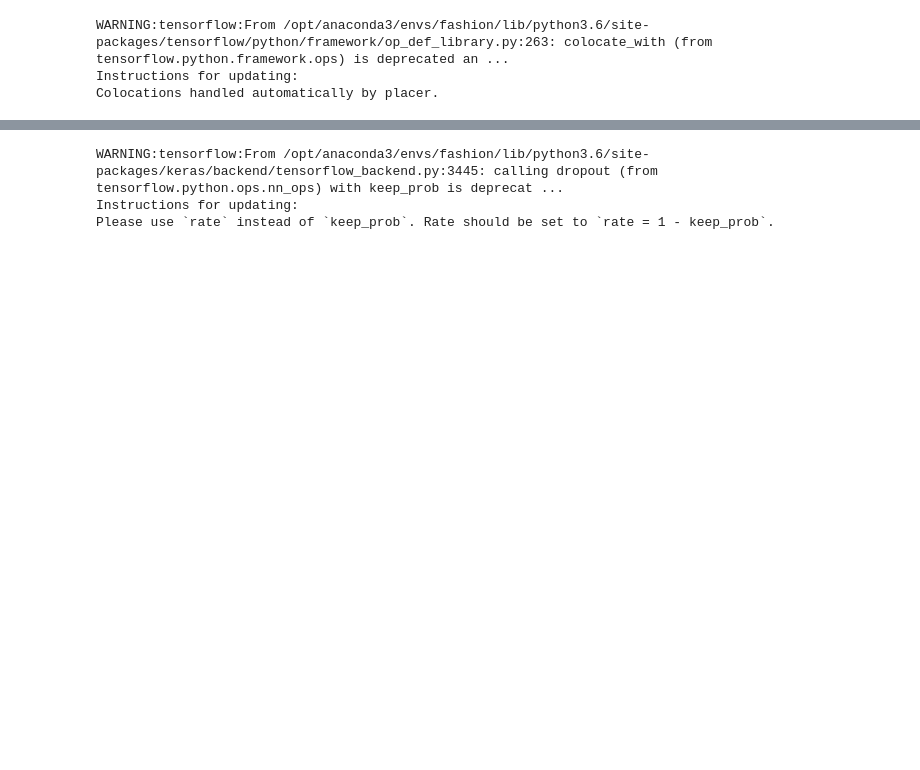
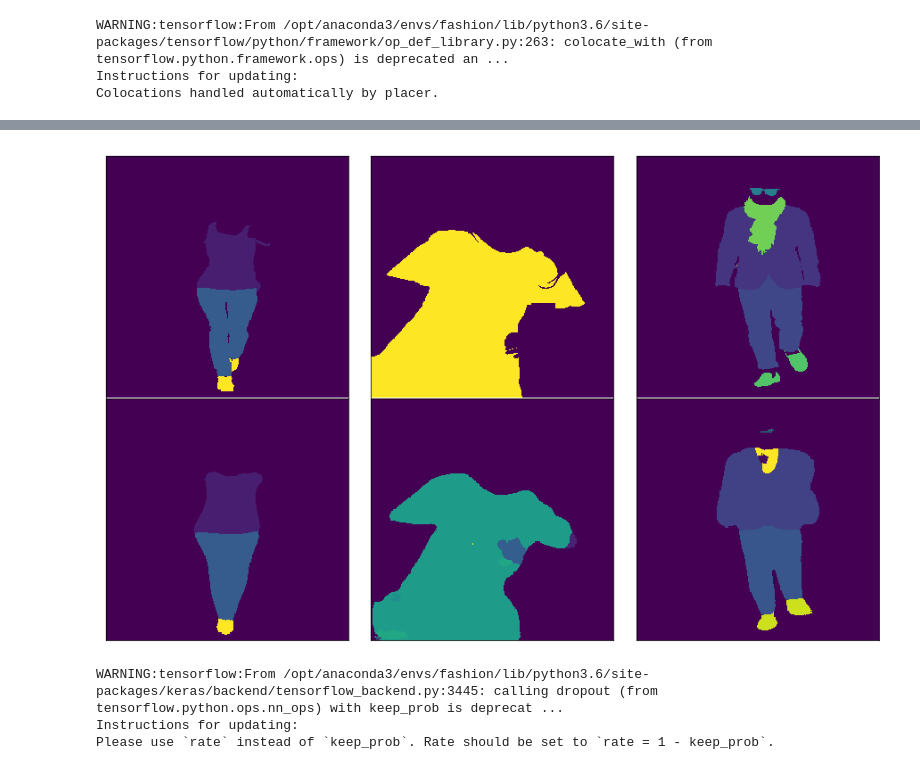
Before and after one commit to hasslercastro/fashion, a Jupyter notebook: Model.ipynb, the cells around one changed output, grey strips where cells are left out. Saved outputs shown, nothing was run; the diff lists cells and outputs as text; code cells hidden in the pictures; blank space fills up the shorter version.

```diff
--- a/Model.ipynb
+++ b/Model.ipynb
@@ -140,5 +162,4 @@ Instructions for updating:
 Colocations handled automatically by placer.
 # %%
 #optimizer = Adam(lr=0.004)
-segnet_model.compile(loss='categorical_crossentropy' ,optimizer='adam',metrics=['accuracy' , i_over_u ])
-segnet_model.summary()
+segnet_model.compile(loss='categorical_crossentropy' ,optimizer='sgd',metrics=['accuracy' , i_over_u ])
@@ -163,2 +166,4 @@ _________________________________________________________________
+# %%
+segnet_model.load_weights('checkpoints/weights.04-0.50segnet.hdf5')
 # %%
 history = lets_train(model = segnet_model,
@@ -192,3 +183,7 @@ draw_results(history)
+# %%
+_, _ = predict_batch_images(model = segnet_model ,labels=labels, number_of_images=3)
+# %% [output]
+[figure, added]
 # %%
 from models.Unet import Unet
 # %%
```
Also changed, not shown: parts of 35 cells of this notebook.
